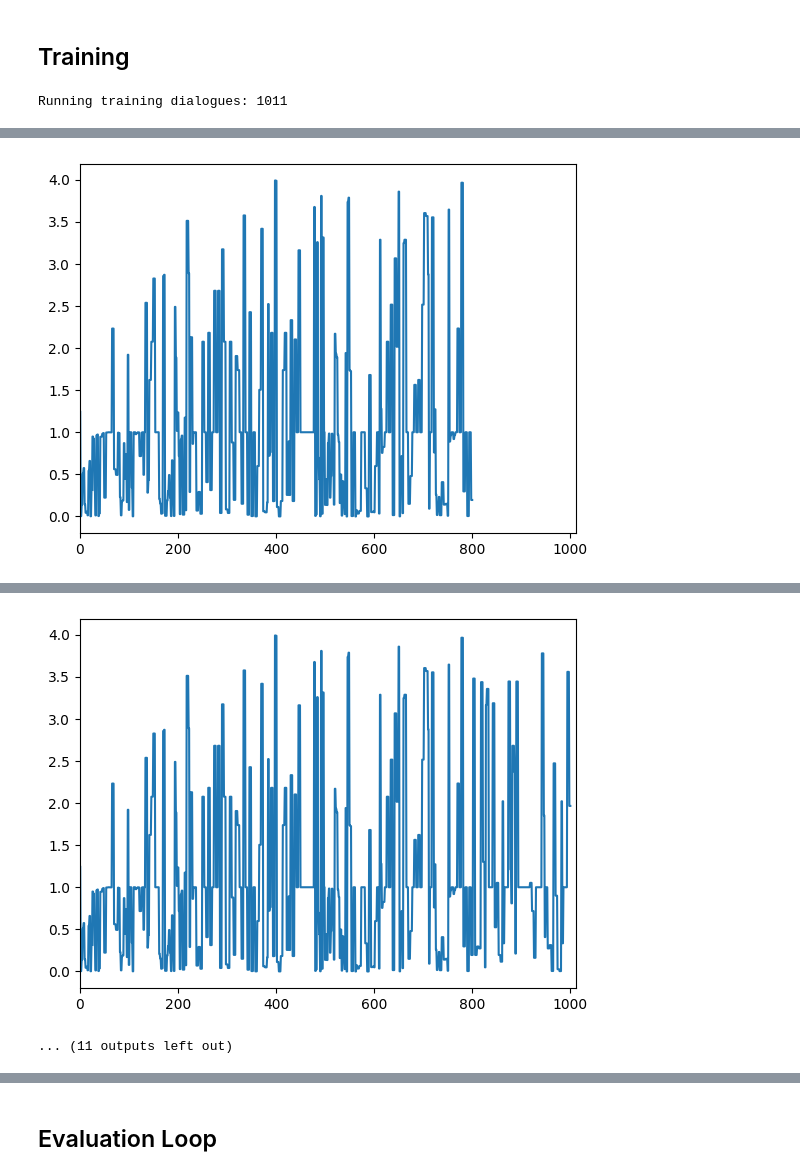
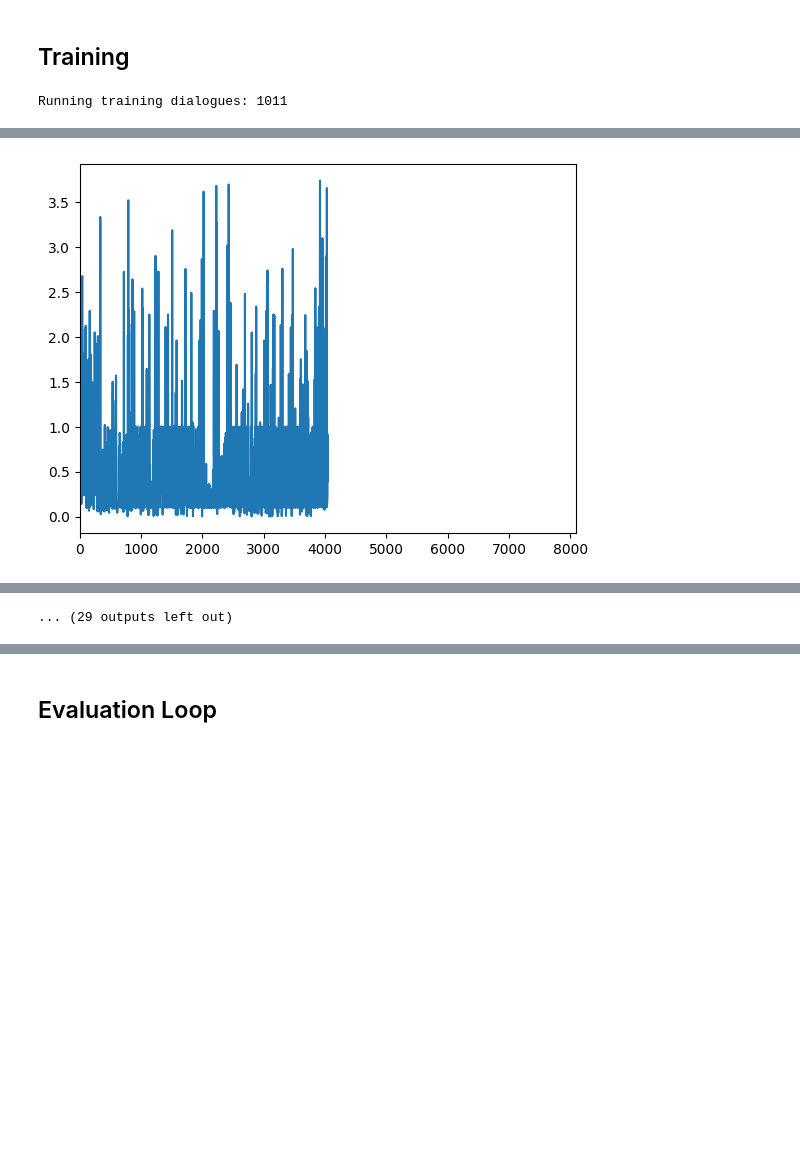
Before and after one commit to somaniarushi/ficembed, a Jupyter notebook: peer_review_submission/rnn_arch.ipynb, the cells around one changed output, grey strips where cells are left out. Saved outputs shown, nothing was run; the diff lists cells and outputs as text; code cells hidden in the pictures; blank space fills up the shorter version.

```diff
--- a/peer_review_submission/rnn_arch.ipynb
+++ b/peer_review_submission/rnn_arch.ipynb
@@ -135,13 +137,6 @@ print(f"Sizes: train {len(train_data)}, valid {len(valid_data)}, test {len(test_
 Sizes: train 1011, valid 337, test 338
 # %% [markdown]
 ## Training
-# %%
-# Hyperparameters
-character_embedding_dim = 16
-bert_dim = 768
-edge_dim = 16
-epochs = 1
-iters_per_dialog = 1
 # %%
 # Data extraction functions
 def get_ground_truth(datapoint):
@@ -215,10 +244,36 @@ def train_loop(model, optimizer, criterion, character_embeddings, train_data, va
+# %%
+# Complex loss function
+class SignedMSELoss(nn.Module):
+    def __init__(self, alpha=0.9, beta=0.1):
+        super().__init__()
+        self.alpha = alpha
+        self.beta = beta
+
+    def forward(self, y_pred, y_true):
+        mse_loss = nn.MSELoss()(y_pred, y_true)
+        hinge_loss = torch.max(torch.zeros_like(y_true), 1 - y_true * y_pred)
+        signed_loss = self.alpha * mse_loss + self.beta * hinge_loss.mean()
+        return signed_loss
+# %%
+# Learning rate scheduler to prevent overfitting
+def get_scheduler(optimizer):
+    scheduler = torch.optim.lr_scheduler.ReduceLROnPlateau(optimizer, 'min', patience=1, verbose=True)
+    return scheduler
+# %%
+# Hyperparameters
+character_embedding_dim = 4
+bert_dim = 768
+edge_dim = 16
+epochs = 8
+iters_per_dialog = 1
 # %%
 # Run the training loop
 hyperparameters = {'epochs': epochs, 'iters_per_dialog': iters_per_dialog}
 model = GCLWithHeadBert(character_embedding_dim, bert_dim, edge_dim, 1).to(torch_device)
-optimizer = torch.optim.Adam(model.parameters(), lr=0.01)
-criterion = torch.nn.MSELoss()
+optimizer = torch.optim.Adam(model.parameters())
+criterion = SignedMSELoss()
+scheduler = get_scheduler(optimizer)
 character_embeddings = torch.rand((len(character_enum), character_embedding_dim)).to(torch_device)
-losses, all_losses = train_loop(model, optimizer, criterion, character_embeddings, train_data, valid_data, hyperparameters, print_every = 100)
+losses, all_losses, val_losses = train_loop(model, optimizer, criterion, scheduler, character_embeddings, train_data, valid_data, hyperparameters)
 # %% [output]
 Running training dialogues: 1011
@@ -233 +290 @@ Epoch 0, loss 0.04978164657950401
-[figure, old version]
+[figure, new version]
@@ -235,5 +291,4 @@ Epoch 0, loss 0.1958947777748108
-[figure, removed]
-... (11 outputs left out)
+... (29 outputs left out)
 # %%
 def get_avg_losses(loss, size):
     """
```
Also changed, not shown: parts of 8 cells of this notebook.
